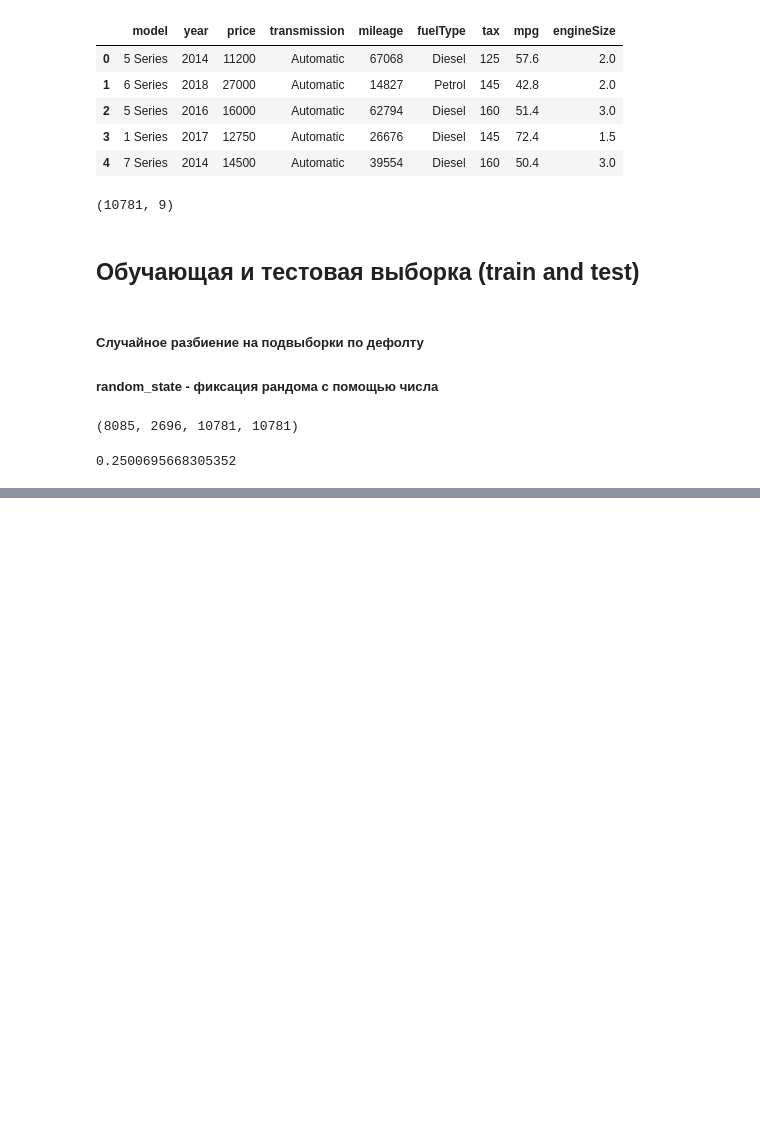
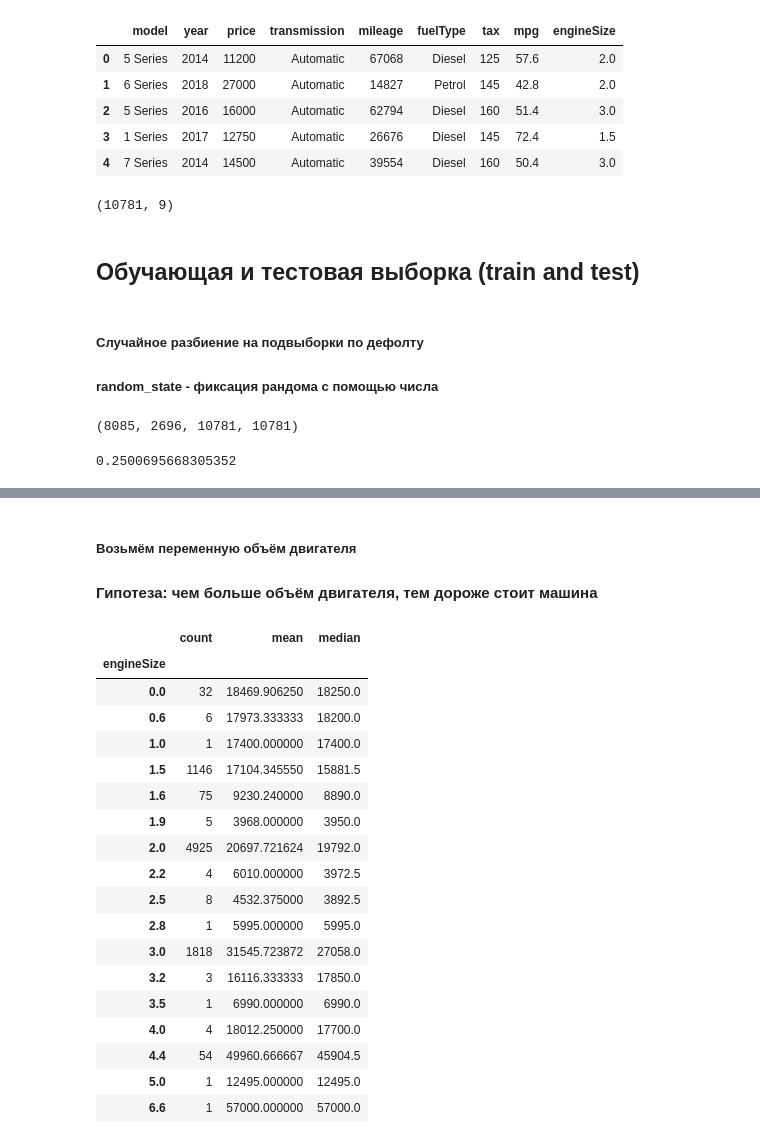
Before and after one commit to Zetis659/Data_Science_GM, a Jupyter notebook: 4.Human_learning/Human_learning.ipynb, the cells around one changed output, grey strips where cells are left out. Cells and saved outputs as stored; diff of their text form; code cells hidden in the pictures; blank space fills up the shorter version.

```diff
--- a/4.Human_learning/Human_learning.ipynb
+++ b/4.Human_learning/Human_learning.ipynb
@@ -72,0 +606,25 @@ len(test) / len(df)
+# %% [markdown]
+##### Возьмём переменную объём двигателя
+#### Гипотеза: чем больше объём двигателя, тем дороже стоит машина
+# %%
+train.groupby('engineSize').price.agg(['count', 'mean', 'median'])
+# %% [output]
+|  | count | mean | median |
+| engineSize |  |  |  |
+| 0.0 | 32 | 18469.906250 | 18250.0 |
+| 0.6 | 6 | 17973.333333 | 18200.0 |
+| 1.0 | 1 | 17400.000000 | 17400.0 |
+| 1.5 | 1146 | 17104.345550 | 15881.5 |
+| 1.6 | 75 | 9230.240000 | 8890.0 |
+| 1.9 | 5 | 3968.000000 | 3950.0 |
+| 2.0 | 4925 | 20697.721624 | 19792.0 |
+| 2.2 | 4 | 6010.000000 | 3972.5 |
+| 2.5 | 8 | 4532.375000 | 3892.5 |
+| 2.8 | 1 | 5995.000000 | 5995.0 |
+| 3.0 | 1818 | 31545.723872 | 27058.0 |
+| 3.2 | 3 | 16116.333333 | 17850.0 |
+| 3.5 | 1 | 6990.000000 | 6990.0 |
+| 4.0 | 4 | 18012.250000 | 17700.0 |
+| 4.4 | 54 | 49960.666667 | 45904.5 |
+| 5.0 | 1 | 12495.000000 | 12495.0 |
+| 6.6 | 1 | 57000.000000 | 57000.0 |
```
Also changed, not shown: parts of 104 cells of this notebook.
